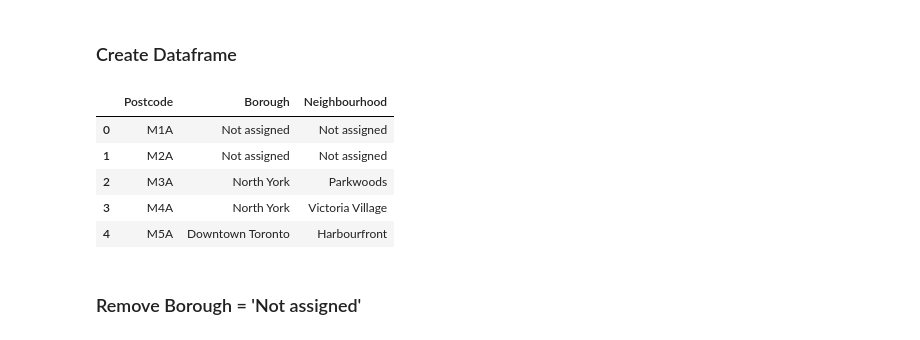
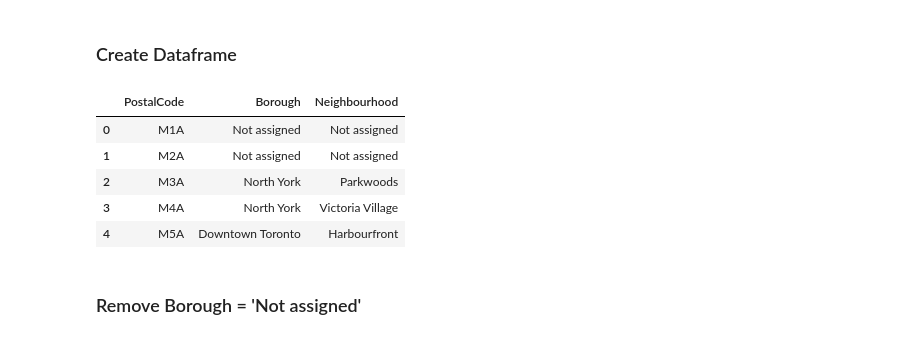
Before and after one commit to Manisha-5/Coursera_Capstone, a Jupyter notebook: Week_3_Assignment.ipynb, the cells around one changed output. Saved outputs shown, nothing was run; the diff lists cells and outputs as text; code cells hidden in the pictures.

```diff
--- a/Week_3_Assignment.ipynb
+++ b/Week_3_Assignment.ipynb
@@ -21,26 +23,26 @@ table = soup.find('table')
 # %%
 # parse data and create dataframe
 postcode =[]
 borough =[]
 neighbourhood =[]
 
 for tr in table.find_all('tr'):
     i = 1
     for td in tr.find_all('td'):
         if i == 1:
             postcode.append(td.text)
         elif i == 2:
             borough.append(td.text)
         elif i == 3:
             neighbourhood.append(td.text.replace('\n',''))
         i +=1
 
-dict = {'Postcode': postcode, 'Borough': borough, 'Neighbourhood': neighbourhood}
+dict = {'PostalCode': postcode, 'Borough': borough, 'Neighbourhood': neighbourhood}
 
 df = pd.DataFrame.from_dict(dict)
 df.head()
 # %% [output]
-|  | Postcode | Borough | Neighbourhood |
+|  | PostalCode | Borough | Neighbourhood |
 | 0 | M1A | Not assigned | Not assigned |
 | 1 | M2A | Not assigned | Not assigned |
 | 2 | M3A | North York | Parkwoods |
```
Also changed, not shown: parts of 19 cells of this notebook.
